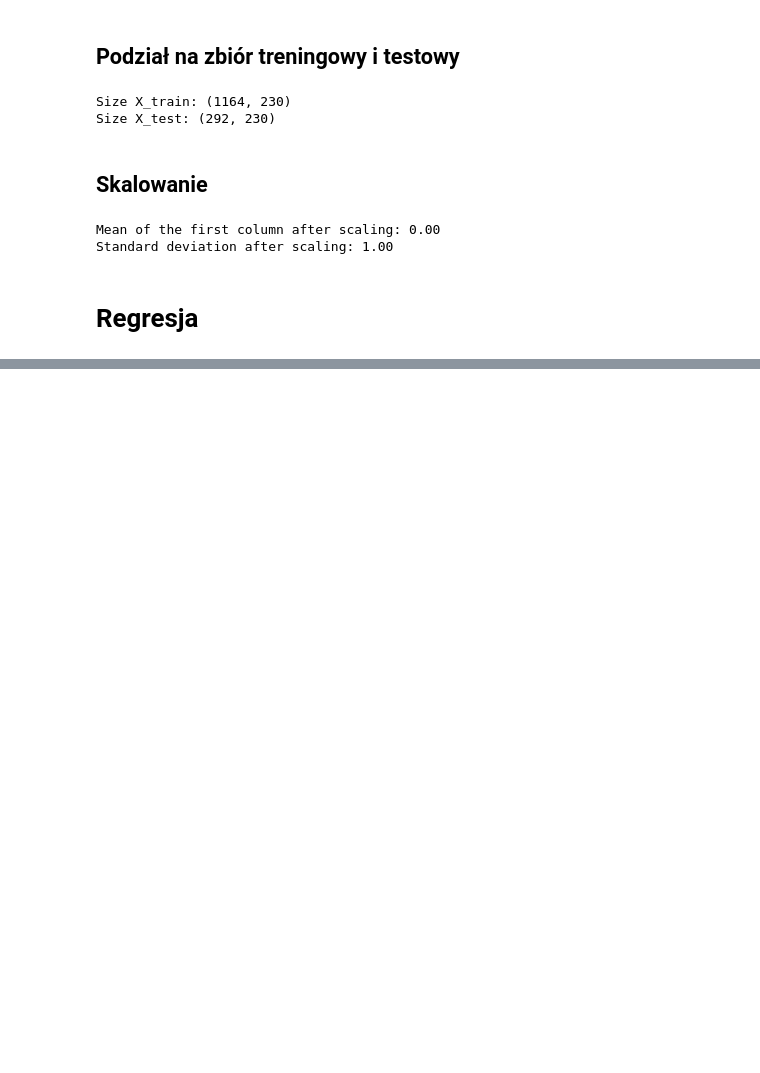
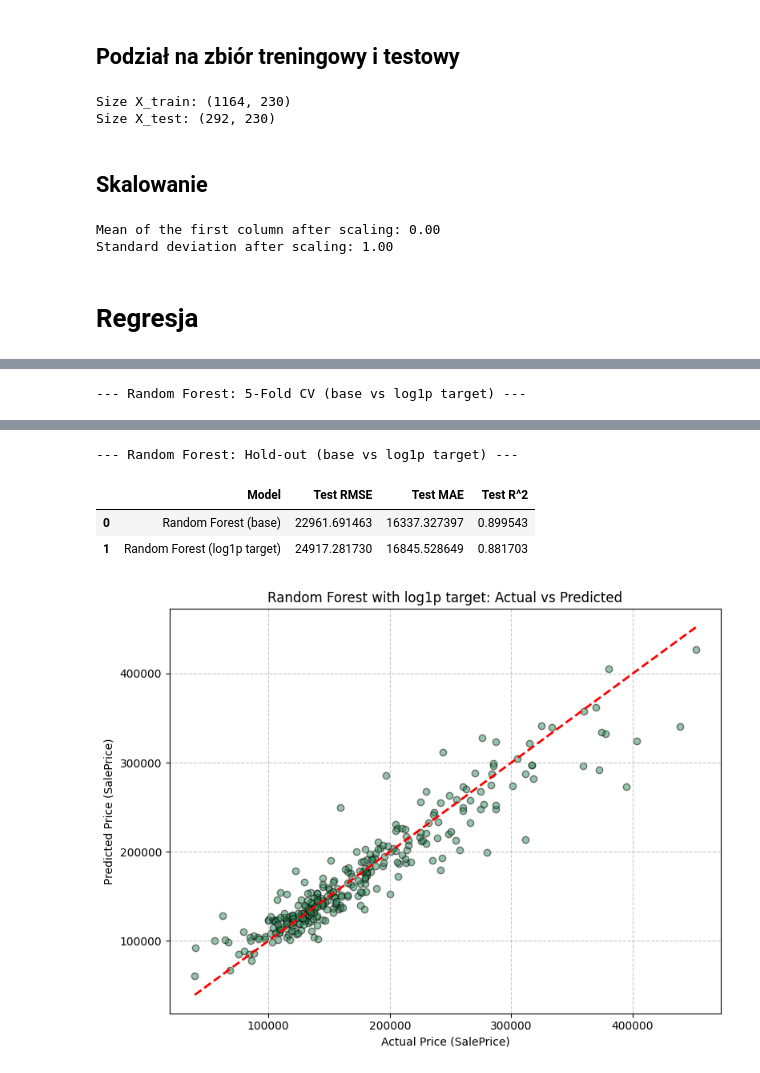
Before and after one commit to Stawicki2137/ai-regression-classification, a Jupyter notebook: notebooks/regression_ames_housing.ipynb, the cells around one changed output, grey strips where cells are left out. Saved outputs shown, nothing was run; the diff lists cells and outputs as text; code cells hidden in the pictures; blank space fills up the shorter version.

```diff
--- a/notebooks/regression_ames_housing.ipynb
+++ b/notebooks/regression_ames_housing.ipynb
@@ -363,0 +567,74 @@ R^2 (Coefficient of Determination): 0.8950
+# %%
+# Random Forest: fair comparison with and without log1p(target) using the same CV folds
+cv_rf_log = KFold(n_splits=5, shuffle=True, random_state=21)
+
+rf_base_cv_rmse, rf_base_cv_mae, rf_base_cv_r2 = [], [], []
+rf_log_cv_rmse, rf_log_cv_mae, rf_log_cv_r2 = [], [], []
+
+for train_idx, val_idx in cv_rf_log.split(X_train):
+    X_tr, X_val = X_train.iloc[train_idx], X_train.iloc[val_idx]
+    y_tr, y_val = y_train.iloc[train_idx], y_train.iloc[val_idx]
+
+    # Base target
+    rf_base_fold = RandomForestRegressor(n_estimators=100, random_state=21)
+    rf_base_fold.fit(X_tr, y_tr)
+    y_val_pred_base = rf_base_fold.predict(X_val)
+
+    rf_base_cv_rmse.append(np.sqrt(mean_squared_error(y_val, y_val_pred_base)))
+    rf_base_cv_mae.append(mean_absolute_error(y_val, y_val_pred_base))
+    rf_base_cv_r2.append(r2_score(y_val, y_val_pred_base))
+
+    # log1p target
+    rf_log_fold = RandomForestRegressor(n_estimators=100, random_state=21)
+    rf_log_fold.fit(X_tr, np.log1p(y_tr))
+    y_val_pred_log = rf_log_fold.predict(X_val)
+    y_val_pred_log_inv = np.expm1(y_val_pred_log)
+
+    rf_log_cv_rmse.append(np.sqrt(mean_squared_error(y_val, y_val_pred_log_inv)))
+    rf_log_cv_mae.append(mean_absolute_error(y_val, y_val_pred_log_inv))
+    rf_log_cv_r2.append(r2_score(y_val, y_val_pred_log_inv))
+
+cv_rf_log_comparison = pd.DataFrame({
+    'Model': ['Random Forest (base)', 'Random Forest (log1p target)'],
+    'CV RMSE': [f"{np.mean(rf_base_cv_rmse):,.2f} ± {np.std(rf_base_cv_rmse):,.2f}", f"{np.mean(rf_log_cv_rmse):,.2f} ± {np.std(rf_log_cv_rmse):,.2f}"],
+    'CV MAE': [f"{np.mean(rf_base_cv_mae):,.2f} ± {np.std(rf_base_cv_mae):,.2f}", f"{np.mean(rf_log_cv_mae):,.2f} ± {np.std(rf_log_cv_mae):,.2f}"],
+    'CV R^2': [f"{np.mean(rf_base_cv_r2):.4f} ± {np.std(rf_base_cv_r2):.4f}", f"{np.mean(rf_log_cv_r2):.4f} ± {np.std(rf_log_cv_r2):.4f}"]
+})
+
+print('--- Random Forest: 5-Fold CV (base vs log1p target) ---')
+display(cv_rf_log_comparison)
+
+# Hold-out comparison (kept for consistency with other sections)
+y_train_rf_log = np.log1p(y_train)
+
+rf_log_model = RandomForestRegressor(n_estimators=100, random_state=21)
+rf_log_model.fit(X_train, y_train_rf_log)
+
+y_pred_rf_log = rf_log_model.predict(X_test)
+y_pred_rf_log_inv = np.expm1(y_pred_rf_log)
+
+rf_log_rmse = np.sqrt(mean_squared_error(y_test, y_pred_rf_log_inv))
+rf_log_mae = mean_absolute_error(y_test, y_pred_rf_log_inv)
+rf_log_r2 = r2_score(y_test, y_pred_rf_log_inv)
+
+rf_log_comparison = pd.DataFrame({
+    'Model': ['Random Forest (base)', 'Random Forest (log1p target)'],
+    'Test RMSE': [rf_rmse, rf_log_rmse],
+    'Test MAE': [rf_mae, rf_log_mae],
+    'Test R^2': [rf_r2, rf_log_r2]
+})
+
+print('\n--- Random Forest: Hold-out (base vs log1p target) ---')
+display(rf_log_comparison)
+
+plt.figure(figsize=(8, 6))
+plt.scatter(y_test, y_pred_rf_log_inv, alpha=0.5, color='seagreen', edgecolor='k')
+plt.plot([y_test.min(), y_test.max()], [y_test.min(), y_test.max()], 'r--', lw=2)
+plt.xlabel('Actual Price (SalePrice)')
+plt.ylabel('Predicted Price (SalePrice)')
+plt.title('Random Forest with log1p target: Actual vs Predicted')
+plt.grid(True, linestyle='--', alpha=0.7)
+plt.tight_layout()
+plt.show()
+# %% [output]
+--- Random Forest: 5-Fold CV (base vs log1p target) ---
@@ -363,0 +644,5 @@ R^2 (Coefficient of Determination): 0.8950
+--- Random Forest: Hold-out (base vs log1p target) ---
+|  | Model | Test RMSE | Test MAE | Test R^2 |
+| 0 | Random Forest (base) | 22961.691463 | 16337.327397 | 0.899543 |
+| 1 | Random Forest (log1p target) | 24917.281730 | 16845.528649 | 0.881703 |
+[figure, added]
```
Also changed, not shown: parts of 33 cells of this notebook.
